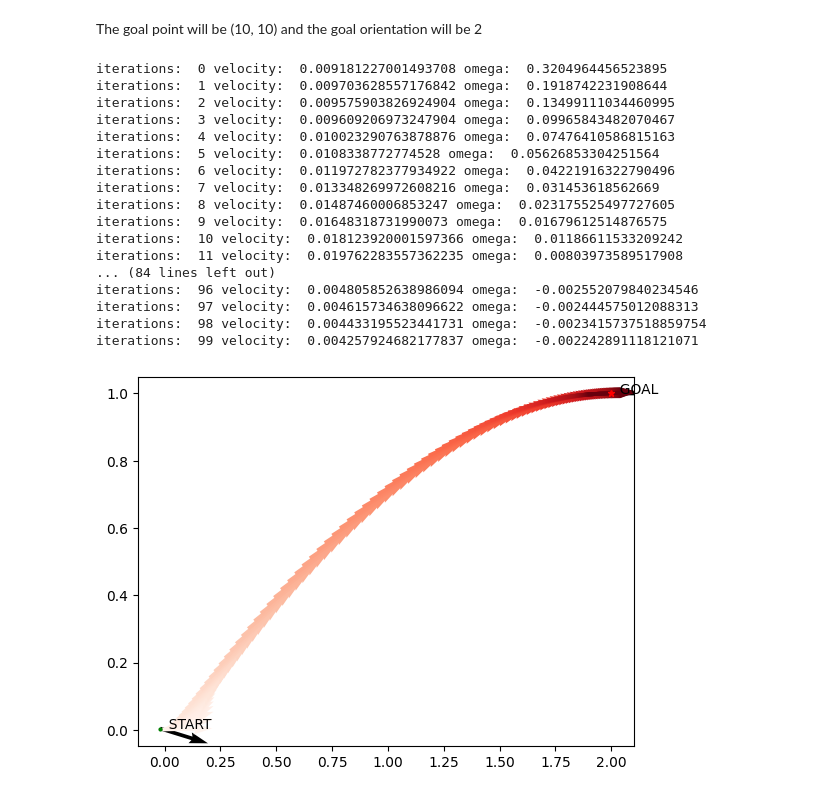
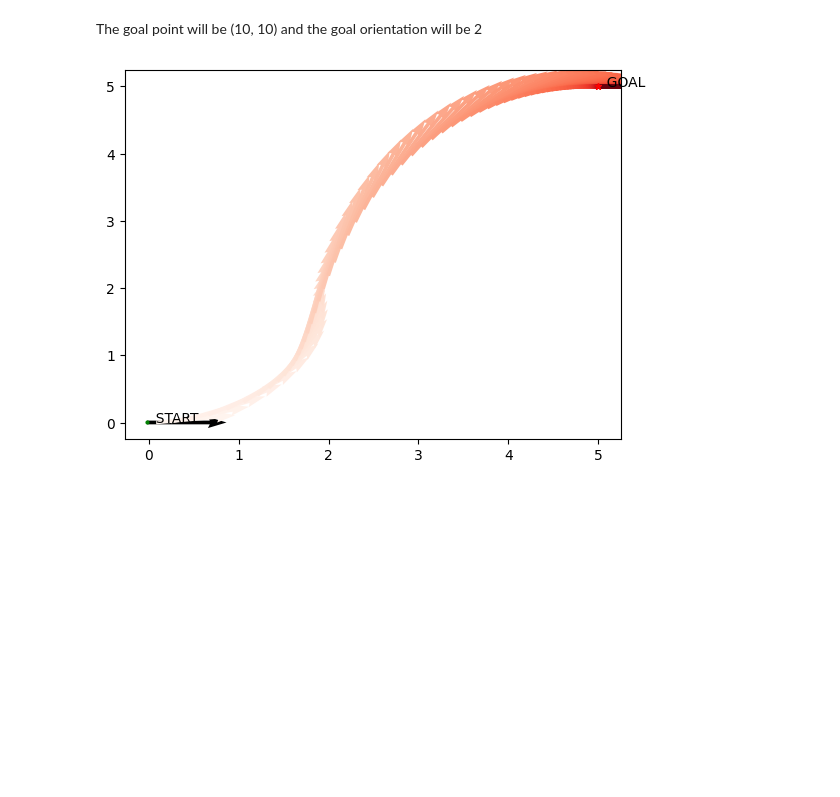
Before and after one commit to waynechu1109/Dodging-Dynamical-Obstacles-Using-Turtlebot4-Camera-Feed, a Jupyter notebook: parameter_test.ipynb, the cells around one changed output. Saved outputs shown, nothing was run; the diff lists cells and outputs as text; code cells hidden in the pictures; blank space fills up the shorter version.

Commit message:
controller includes initial velocity

```diff
--- a/parameter_test.ipynb
+++ b/parameter_test.ipynb
@@ -4,29 +4,15 @@ The goal point will be (10, 10) and the goal orientation will be 2
 import numpy as np
 import matplotlib.pyplot as plt
 
-# def drawCoodinate(size, ax):
-#     x = np.linspace(-size,size-1,size)
-#     y = np.linspace(-size,size-1,size)
-#     u = np.zeros((size,size))
-#     v = np.zeros((size,size))
-#     plt.axis('equal')
-#     ax.quiver(x, y, u, v, scale=1, units='xy')
-
-# # Creates axes of plot referenced 'ax'
-# ax = plt.axes()
-# size = 20
-# # drawCoodinate(size, ax)
-
-scale = 5
+scale = 1
 
 desired_arr = np.zeros((1, 3))
 state_arr = np.zeros((2, 3))
 diff_arr = np.zeros((1, 3))
 
-desired_arr[0] = [2., 1., 0.]                             # The goal
 # desired_arr[0] = [10., 10., 0.]
-state_arr[1] = [-0.01897712, 0.00382164, -0.29991484]   # The initial state
-diff_arr = np.zeros((1, 3))
+state_arr[1] = [-0.01897712, 0.00382164, 0.]   # The initial state
+desired_arr[0] = [5., 5., 0.]                  # The goal
 velocity = 0.0
 omega = 0.0
 sampling_freq = 1  #Hz
@@ -38,7 +24,7 @@ sampling_freq = 1  #Hz
 # k1 = 80e-4      # speed
 # k2 = 5*k1       # trajectory
 
-k1 = 400e-4      # speed
+k1 = 1000e-4      # speed
 k2 = 5*k1      # trajectory
 
 # plot the desired state
@@ -64,55 +50,40 @@ for iteration in range(numIterations):
     u1 = -k1*x1 + ((k2*x3)/(x1**2+x2**2))*x2
     u2 = -k1*x2 - ((k2*x3)/(x1**2+x2**2))*x1
 
-    omega = u1
+    # omega = u1
     # get start from zero velocity
-    if iteration <= 50:
-        velocity = ((iteration+1)/(50+5))*(u2 + z3*u1)
+    slow_region = 50
+    if iteration <= slow_region:
+        velocity = ((iteration+1)/(slow_region*1.1))*(u2 + z3*u1)
+        omega = ((iteration+0.1*slow_region)/(slow_region*1.1))*u1
     else:
         velocity = 1*(u2 + z3*u1)   # the linear velocoty of the robot
-
+        omega = 1*u1
     # plot the starting point
     if iteration == 0:
         plt.quiver(state_arr[1][0], state_arr[1][1], np.cos(state_arr[1][2]), np.sin(state_arr[1][2]), scale=scale, units='xy')
         plt.plot(state_arr[1][0], state_arr[1][1], marker="o", markersize=2, markeredgecolor="green", markerfacecolor="green")
         plt.text(state_arr[1][0], state_arr[1][1], '  START')
 
     if velocity < 0:
         state_arr[1][2] += np.pi/2.    # if the velocity is negative, turn around
         continue
 
     # print velocity
-    if iteration % 1 == 0:
-        print("iterations: ", iteration, "velocity: ", velocity, "omega: ", omega)
+    # if iteration % 1 == 0:
+    #     print("iterations: ", iteration, "velocity: ", velocity, "omega: ", omega)
 
     # update the information of the next state #
     state_arr[0][0] = state_arr[1][0] + velocity*np.cos(state_arr[1][2]) *(1.0/sampling_freq)
     state_arr[0][1] = state_arr[1][1] + velocity*np.sin(state_arr[1][2]) *(1.0/sampling_freq)
     state_arr[0][2] = state_arr[1][2] + omega *(1.0/sampling_freq)
     # update the information of the next state #
 
     # plot the current status
     plt.quiver(state_arr[0][0], state_arr[0][1], 1*np.cos(state_arr[0][2]), 1*np.sin(state_arr[0][2]), scale=scale, units='xy', color=plt.cm.Reds((iteration+1)/numIterations))
 
     # clear the old information
     for i in range(3):
         state_arr[1][i] = state_arr[0][i]
 # %% [output]
-iterations:  0 velocity:  0.009181227001493708 omega:  0.3204964456523895
-iterations:  1 velocity:  0.009703628557176842 omega:  0.1918742231908644
-iterations:  2 velocity:  0.009575903826924904 omega:  0.13499111034460995
-iterations:  3 velocity:  0.009609206973247904 omega:  0.09965843482070467
-iterations:  4 velocity:  0.010023290763878876 omega:  0.07476410586815163
-iterations:  5 velocity:  0.0108338772774528 omega:  0.05626853304251564
-iterations:  6 velocity:  0.011972782377934922 omega:  0.04221916322790496
-iterations:  7 velocity:  0.013348269972608216 omega:  0.031453618562669
-iterations:  8 velocity:  0.01487460006853247 omega:  0.023175525497727605
-iterations:  9 velocity:  0.01648318731990073 omega:  0.01679612514876575
-iterations:  10 velocity:  0.018123920001597366 omega:  0.01186611533209242
-iterations:  11 velocity:  0.019762283557362235 omega:  0.00803973589517908
-... (84 lines left out)
-iterations:  96 velocity:  0.004805852638986094 omega:  -0.002552079840234546
-iterations:  97 velocity:  0.004615734638096622 omega:  -0.002444575012088313
-iterations:  98 velocity:  0.004433195523441731 omega:  -0.0023415737518859754
-iterations:  99 velocity:  0.004257924682177837 omega:  -0.002242891118121071
-[figure, old version]
+[figure, new version]
```
Also changed, not shown: parts of 2 cells of this notebook.
